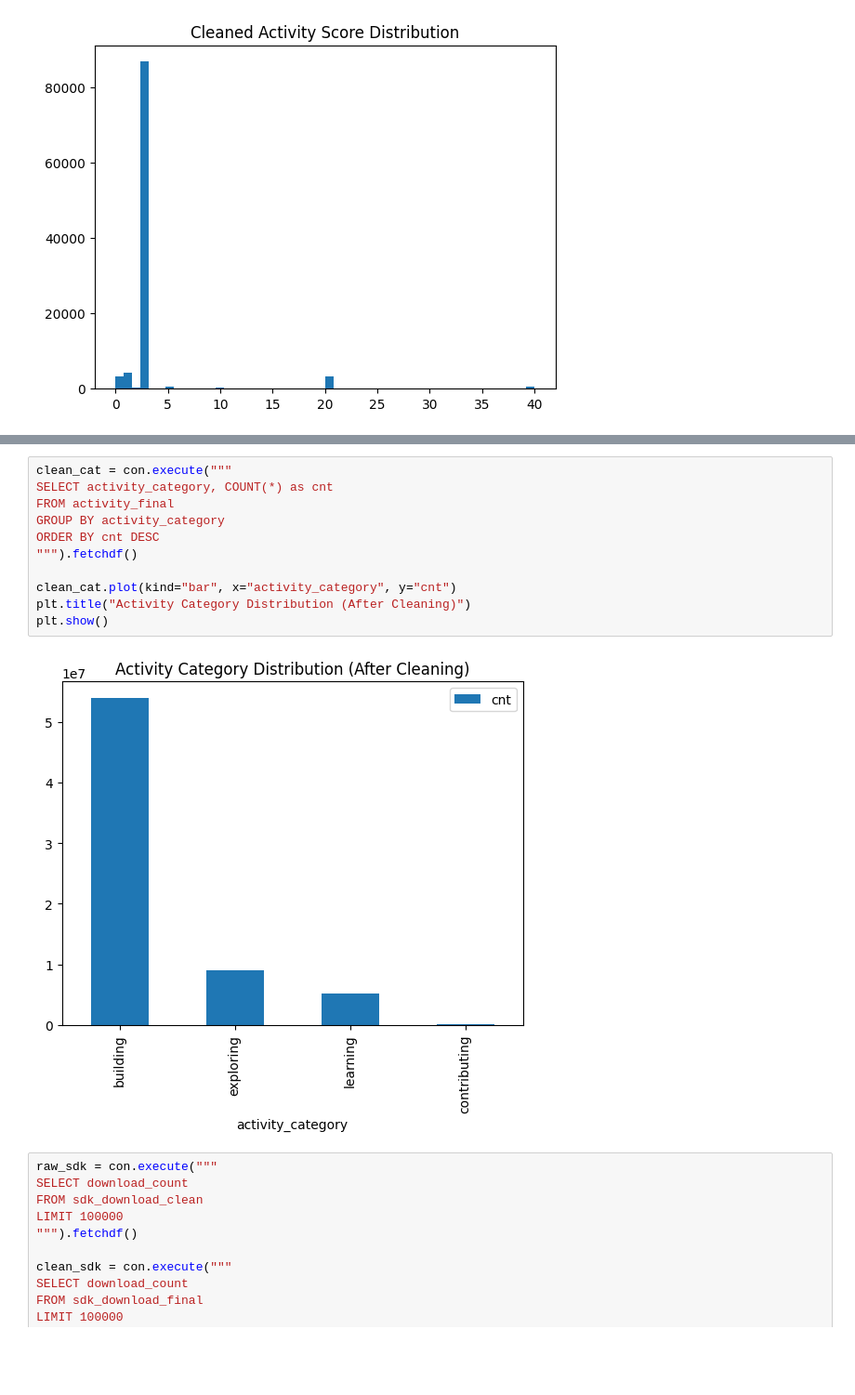
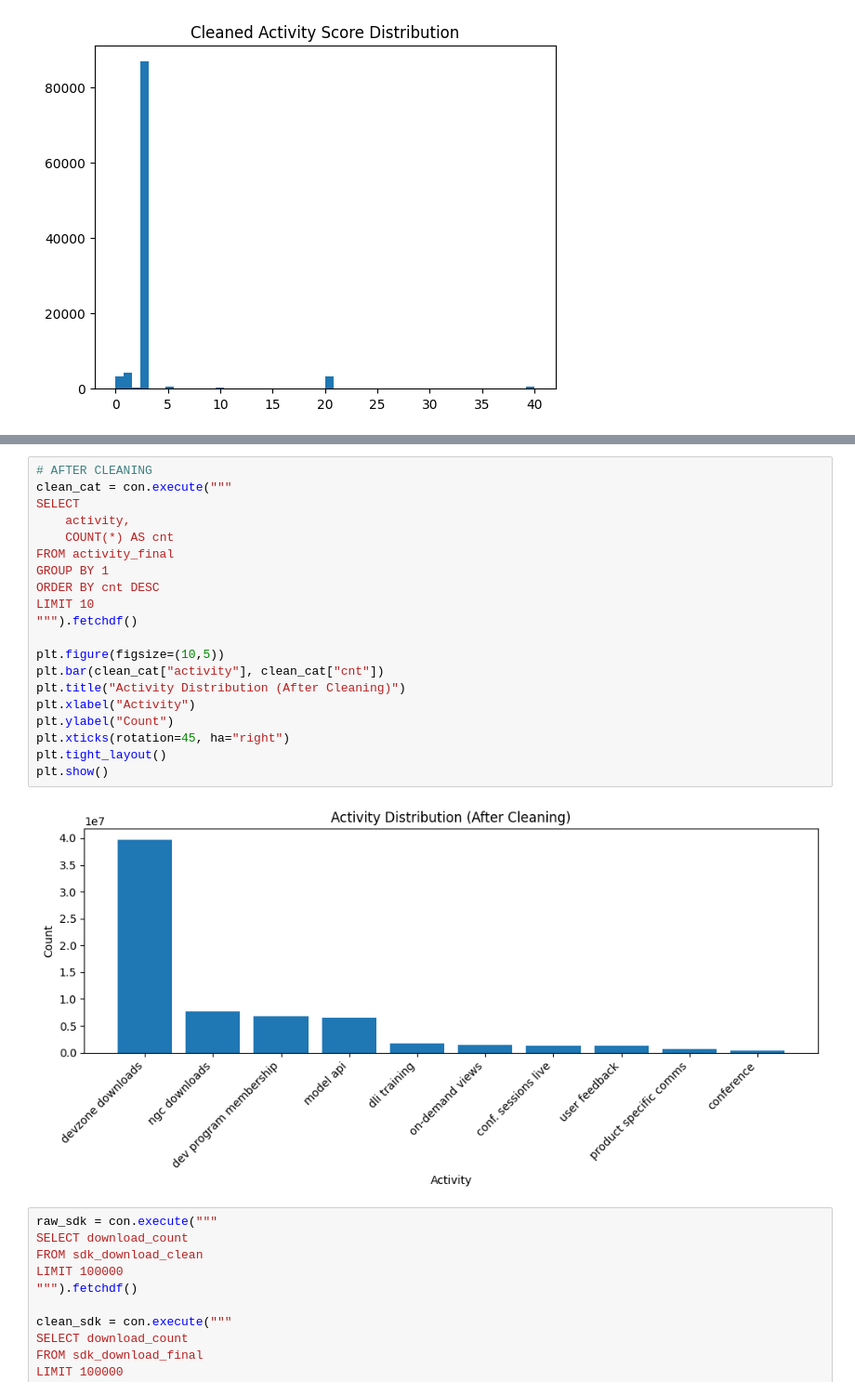
Before and after one commit to WBDoran/Spring2026_IndustryProject, a Jupyter notebook: Cleaning.ipynb, the cells around one changed output, grey strips where cells are left out. Shown at 93% size. Saved outputs shown, nothing was run; the diff lists cells and outputs as text; blank space fills up the shorter version.

Commit message:
Finalized Cleaning - Adding stuff still

```diff
--- a/Cleaning.ipynb
+++ b/Cleaning.ipynb
@@ -1194,16 +1268,25 @@ LIMIT 10
 # %%
+# AFTER CLEANING
 clean_cat = con.execute("""
-SELECT activity_category, COUNT(*) as cnt
+SELECT
+    activity,
+    COUNT(*) AS cnt
 FROM activity_final
-GROUP BY activity_category
+GROUP BY 1
 ORDER BY cnt DESC
+LIMIT 10
 """).fetchdf()
 
-clean_cat.plot(kind="bar", x="activity_category", y="cnt")
-plt.title("Activity Category Distribution (After Cleaning)")
+plt.figure(figsize=(10,5))
+plt.bar(clean_cat["activity"], clean_cat["cnt"])
+plt.title("Activity Distribution (After Cleaning)")
+plt.xlabel("Activity")
+plt.ylabel("Count")
+plt.xticks(rotation=45, ha="right")
+plt.tight_layout()
 plt.show()
 # %% [output]
-[figure, old version]
+[figure, new version]
 # %%
 raw_sdk = con.execute("""
 SELECT download_count
```
Also changed, not shown: parts of 4 cells of this notebook.
